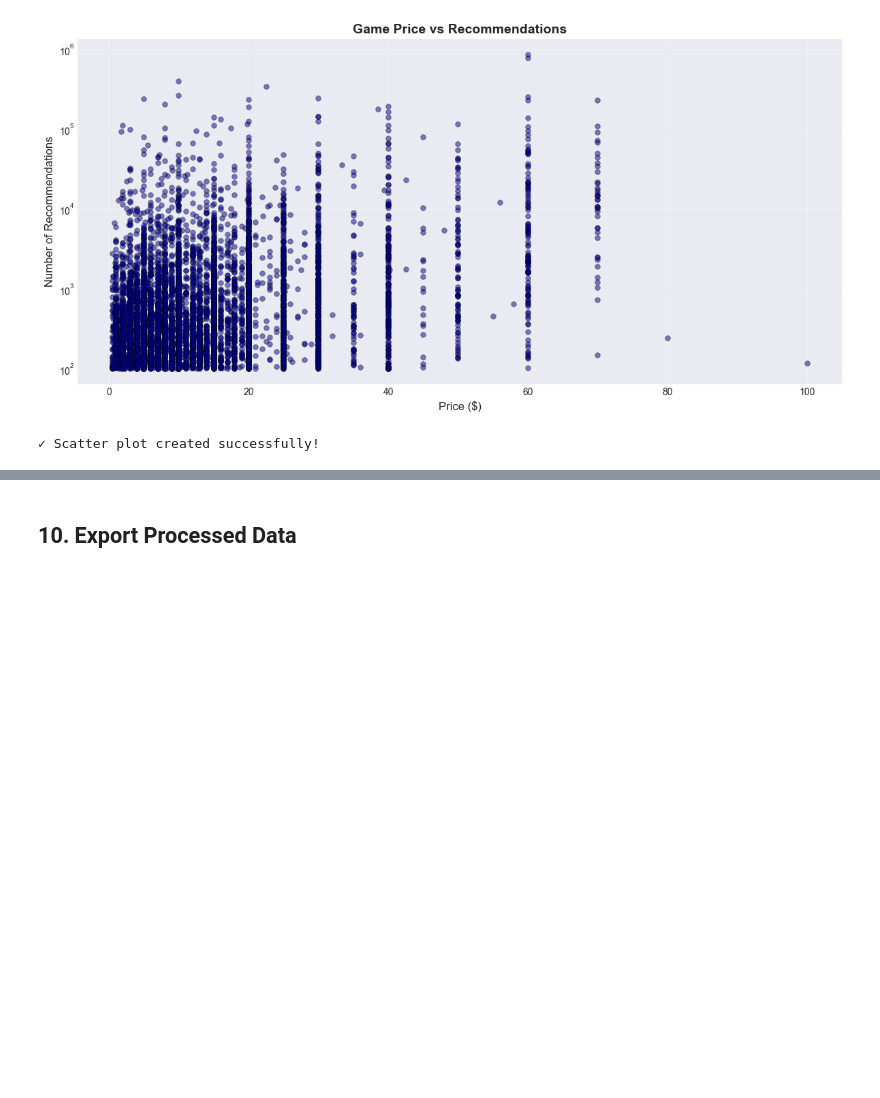
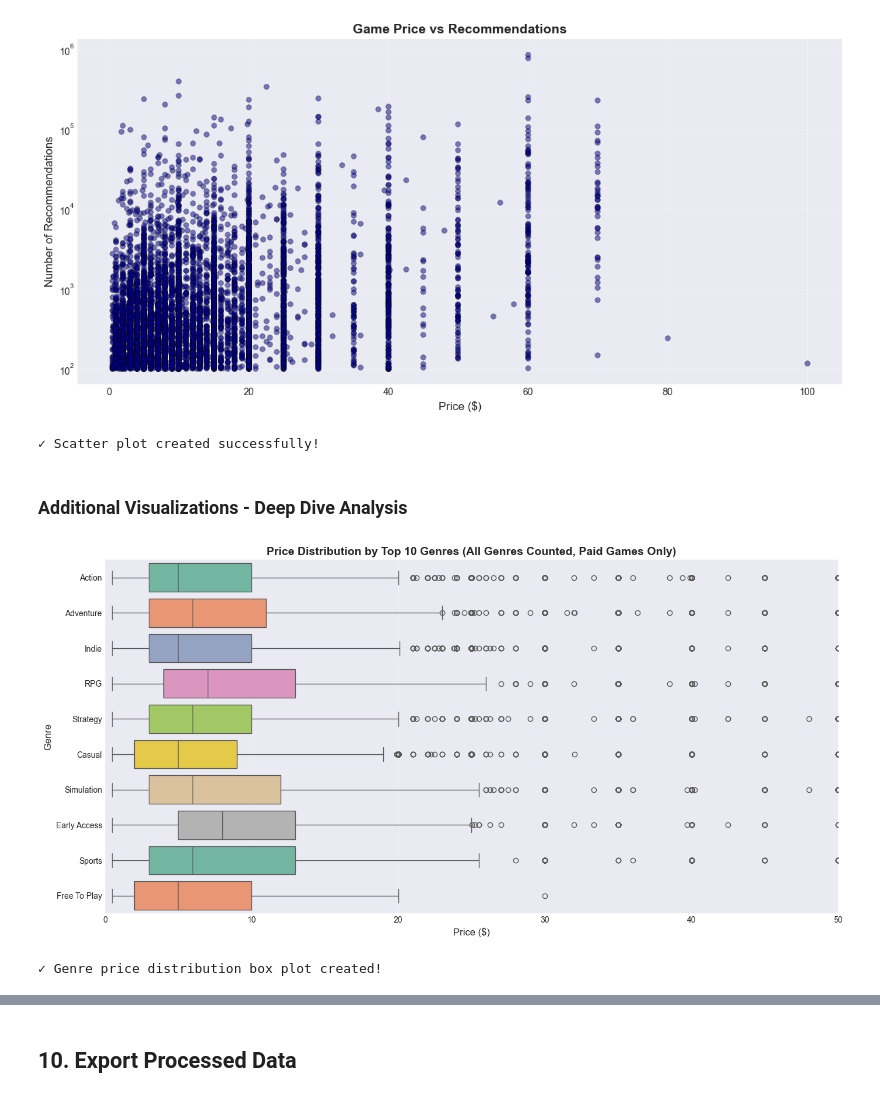
Before and after one commit to martabrzezinska-cmd/Steam-Games-Market-Analysis, a Jupyter notebook: data_processing.ipynb, the cells around one changed output, grey strips where cells are left out. Cells and saved outputs as stored; diff of their text form; code cells hidden in the pictures; blank space fills up the shorter version.

```diff
--- a/data_processing.ipynb
+++ b/data_processing.ipynb
@@ -744,3 +778,34 @@ if 'price' in df_clean.columns and 'recommendations' in df_clean.columns:
 # %% [output]
 [figure]
 ✓ Scatter plot created successfully!
+# %% [markdown]
+### Additional Visualizations - Deep Dive Analysis
+# %%
+# Visualization 3: Price Distribution by Top Genres (Box Plot)
+fig, ax = plt.subplots(figsize=(14, 7))
+
+if 'genres_list' in df_clean.columns and 'price' in df_clean.columns:
+    # Use exploded method to get top 10 genres properly
+    genre_expanded = df_clean.explode('genres_list')
+    top_10_genres = genre_expanded['genres_list'].value_counts().head(10).index
+
+    # Filter expanded data for paid games and top genres
+    plot_data = genre_expanded[(genre_expanded['genres_list'].isin(top_10_genres)) &
+                                (genre_expanded['price'] > 0)]
+
+    # Create box plot
+    sns.boxplot(data=plot_data, y='genres_list', x='price', palette='Set2', ax=ax)
+    ax.set_xlabel('Price ($)', fontsize=12)
+    ax.set_ylabel('Genre', fontsize=12)
+    ax.set_title('Price Distribution by Top 10 Genres (All Genres Counted, Paid Games Only)',
+                 fontsize=14, fontweight='bold')
+    ax.set_xlim(0, 50)  # Focus on 0-50 range for better visibility
+    ax.grid(axis='x', alpha=0.3)
+
+plt.tight_layout()
+plt.show()
+
+print("✓ Genre price distribution box plot created!")
+# %% [output]
+[figure, added]
+✓ Genre price distribution box plot created!
```
Also changed, not shown: parts of 36 cells of this notebook, 3 other files.
